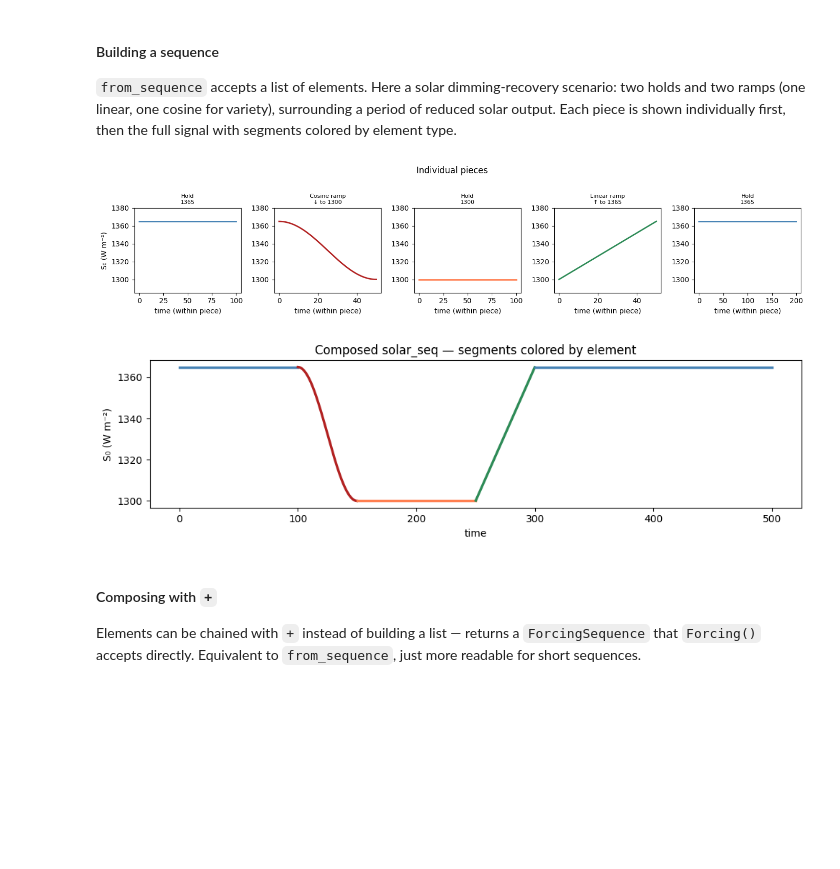
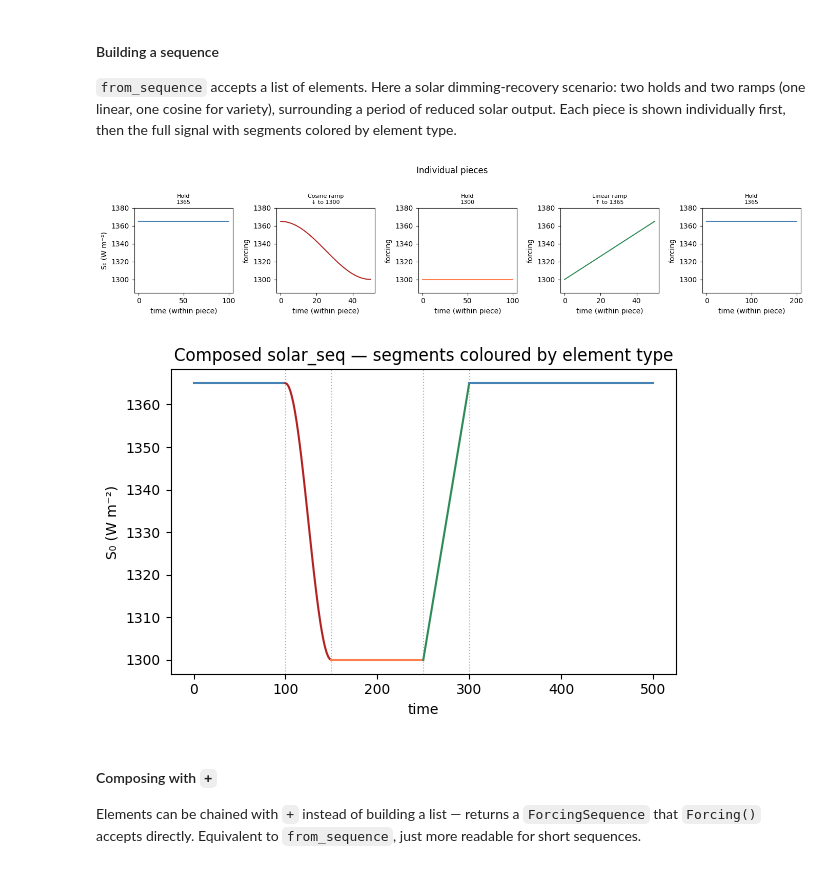
Before and after one commit to LinkedEarth/ClimateCritters, a Jupyter notebook: notebooks/base_classes/forcing.ipynb, the cells around one changed output. Drawn from its saved outputs; the diff is of its cells as text; code cells hidden in the pictures; blank space fills up the shorter version.

```diff
--- a/notebooks/base_classes/forcing.ipynb
+++ b/notebooks/base_classes/forcing.ipynb
@@ -108,53 +96,42 @@ plt.tight_layout(); plt.show()
 `from_sequence` accepts a list of elements. Here a solar dimming-recovery scenario:
 two holds and two ramps (one linear, one cosine for variety), surrounding a period of reduced solar output. Each piece is shown individually first, then the full signal with segments colored by element type.
 # %%
-# Define each piece
-piece1 = cc.core.Hold(duration=100, value=1365.0)                              # baseline hold
-piece2 = cc.core.Ramp(duration=50,  y0=1365.0, yf=1300.0, shape="cosine")     # cosine ramp down
-piece3 = cc.core.Hold(duration=100, value=1300.0)                              # hold at reduced S0
-piece4 = cc.core.Ramp(duration=50,  y0=1300.0, yf=1365.0, shape="linear")     # linear ramp back up
-piece5 = cc.core.Hold(duration=200, value=1365.0)                              # return to baseline
+# Define each piece — colors set at construction via plot_kwargs
+piece1 = cc.forcing.Hold(duration=100, value=1365.0,                             plot_kwargs={'color': 'steelblue'})   # baseline hold
+piece2 = cc.forcing.Ramp(duration=50,  y0=1365.0, yf=1300.0, shape="cosine",    plot_kwargs={'color': 'firebrick'})   # cosine ramp down
+piece3 = cc.forcing.Hold(duration=100, value=1300.0,                             plot_kwargs={'color': 'coral'})       # hold at reduced S0
+piece4 = cc.forcing.Ramp(duration=50,  y0=1300.0, yf=1365.0, shape="linear",    plot_kwargs={'color': 'seagreen'})    # linear ramp back up
+piece5 = cc.forcing.Hold(duration=200, value=1365.0,                             plot_kwargs={'color': 'steelblue'})   # return to baseline
 
-solar_seq = cc.core.Forcing.from_sequence([piece1, piece2, piece3, piece4, piece5])
+# Keep as ForcingSequence so .plot() can colour segments by element type
+solar_seq = piece1 + piece2 + piece3 + piece4 + piece5
 # %%
-# --- Individual pieces in their own subplots ---
-pieces  = [piece1, piece2, piece3, piece4, piece5]
-labels  = ["Hold\n1365", "Cosine ramp\n↓ to 1300", "Hold\n1300",
-           "Linear ramp\n↑ to 1365", "Hold\n1365"]
-colors  = ["steelblue", "firebrick", "coral", "seagreen", "steelblue"]
-breaks  = np.cumsum([0, 100, 50, 100, 50, 200])
-
-t_full  = np.linspace(0, 500, 2000)
-f_full  = np.array([solar_seq.get_forcing(t) for t in t_full])
+# Individual pieces in their own subplots — default element colors apply
+pieces = [piece1, piece2, piece3, piece4, piece5]
+labels = ["Hold\n1365", "Cosine ramp\n↓ to 1300", "Hold\n1300",
+          "Linear ramp\n↑ to 1365", "Hold\n1365"]
 
 fig, axes = plt.subplots(1, 5, figsize=(14, 3))
-for i, (label, color) in enumerate(zip(labels, colors)):
-    t0, t1 = breaks[i], breaks[i + 1]
-    f_piece = cc.core.Forcing.from_sequence([pieces[i]])
-    t_p = np.linspace(0, t1 - t0, 200)
-    axes[i].plot(t_p, [f_piece.get_forcing(t) for t in t_p], color=color, lw=2)
+for i, (piece, label) in enumerate(zip(pieces, labels)):
+    piece.plot(ax=axes[i])
     axes[i].set_title(label, fontsize=8)
     axes[i].set_ylim(1285, 1380)
     axes[i].set_xlabel("time (within piece)")
-    if i == 0: axes[i].set_ylabel("S₀ (W m⁻²)")
+    if i == 0:
+        axes[i].set_ylabel("S₀ (W m⁻²)")
 
 plt.suptitle("Individual pieces", y=1.02)
 plt.tight_layout(); plt.show()
 # %% [output]
-[figure, old version]
+[figure, new version]
 # %%
-# --- Full sequence with segments colored by element ---
-fig, ax = plt.subplots(figsize=(10, 3))
-for i, color in enumerate(colors):
-    t0, t1 = breaks[i], breaks[i + 1]
-    mask = (t_full >= t0) & (t_full <= t1)
-    ax.plot(t_full[mask], f_full[mask], color=color, lw=2.5)
-
+# Full sequence — segments coloured by element type automatically
+fig, ax = solar_seq.plot()
 ax.set_xlabel("time"); ax.set_ylabel("S₀ (W m⁻²)")
-ax.set_title("Composed solar_seq — segments colored by element")
+ax.set_title("Composed solar_seq — segments coloured by element type")
 plt.tight_layout(); plt.show()
 # %% [output]
-[figure, old version]
+[figure, new version]
 # %% [markdown]
 #### Composing with `+`
 
```
Also changed, not shown: parts of 12 cells of this notebook, 12 other files.
